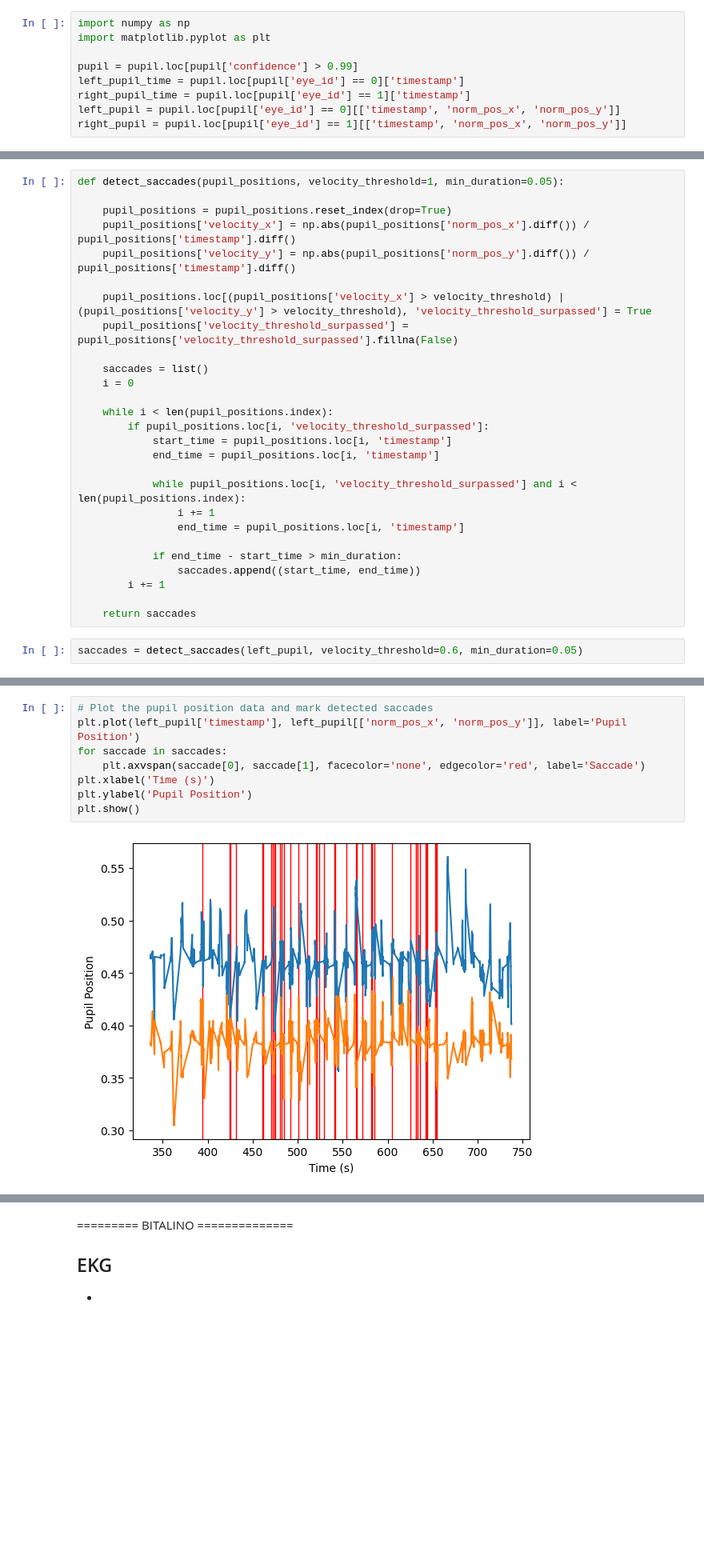
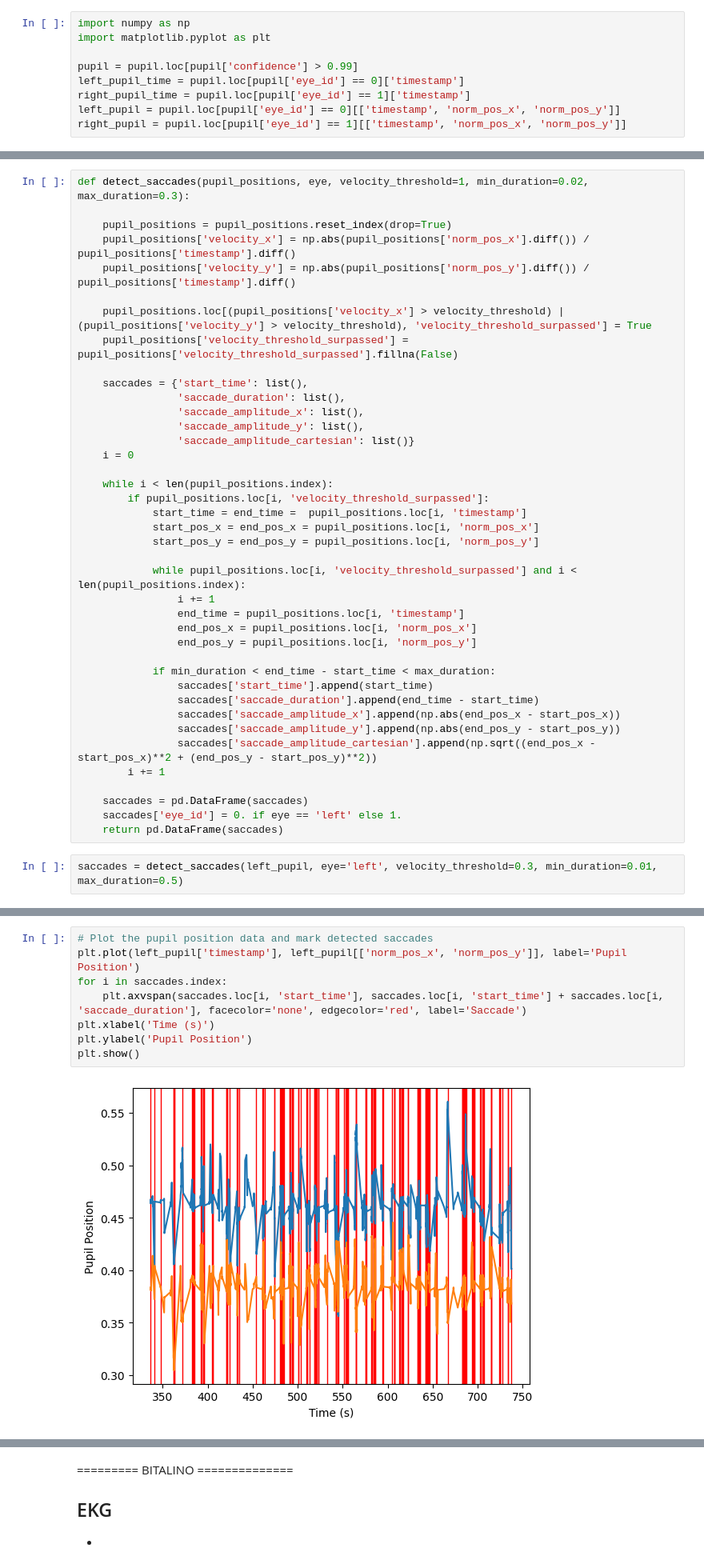
Before and after one commit to dbugajny/Emotion-Recognition, a Jupyter notebook: notebooks/features_sandbox.ipynb, the cells around one changed output, grey strips where cells are left out. Shown: that part at 80% size. Cells and saved outputs as stored; diff of their text form; blank space fills up the shorter version.

Commit message:
[features] add saccade amplitude, merge features

```diff
--- a/notebooks/features_sandbox.ipynb
+++ b/notebooks/features_sandbox.ipynb
@@ -70,7 +70,7 @@ plt.legend(['norm_pos_x', 'norm_pos_y'])
 <matplotlib.legend.Legend at 0x...>
 [figure]
 # %%
-def detect_saccades(pupil_positions, velocity_threshold=1, min_duration=0.05):
+def detect_saccades(pupil_positions, eye, velocity_threshold=1, min_duration=0.02, max_duration=0.3):
 
     pupil_positions = pupil_positions.reset_index(drop=True)
     pupil_positions['velocity_x'] = np.abs(pupil_positions['norm_pos_x'].diff()) / pupil_positions['timestamp'].diff()
@@ -79,22 +79,35 @@ def detect_saccades(pupil_positions, velocity_threshold=1, min_duration=0.05):
     pupil_positions.loc[(pupil_positions['velocity_x'] > velocity_threshold) | (pupil_positions['velocity_y'] > velocity_threshold), 'velocity_threshold_surpassed'] = True
     pupil_positions['velocity_threshold_surpassed'] = pupil_positions['velocity_threshold_surpassed'].fillna(False)
 
-    saccades = list()
+    saccades = {'start_time': list(),
+                'saccade_duration': list(),
+                'saccade_amplitude_x': list(),
+                'saccade_amplitude_y': list(),
+                'saccade_amplitude_cartesian': list()}
     i = 0
 
     while i < len(pupil_positions.index):
         if pupil_positions.loc[i, 'velocity_threshold_surpassed']:
-            start_time = pupil_positions.loc[i, 'timestamp']
-            end_time = pupil_positions.loc[i, 'timestamp']
+            start_time = end_time =  pupil_positions.loc[i, 'timestamp']
+            start_pos_x = end_pos_x = pupil_positions.loc[i, 'norm_pos_x']
+            start_pos_y = end_pos_y = pupil_positions.loc[i, 'norm_pos_y']
 
             while pupil_positions.loc[i, 'velocity_threshold_surpassed'] and i < len(pupil_positions.index):
                 i += 1
                 end_time = pupil_positions.loc[i, 'timestamp']
+                end_pos_x = pupil_positions.loc[i, 'norm_pos_x']
+                end_pos_y = pupil_positions.loc[i, 'norm_pos_y']
 
-            if end_time - start_time > min_duration:
-                saccades.append((start_time, end_time))
+            if min_duration < end_time - start_time < max_duration:
+                saccades['start_time'].append(start_time)
+                saccades['saccade_duration'].append(end_time - start_time)
+                saccades['saccade_amplitude_x'].append(np.abs(end_pos_x - start_pos_x))
+                saccades['saccade_amplitude_y'].append(np.abs(end_pos_y - start_pos_y))
+                saccades['saccade_amplitude_cartesian'].append(np.sqrt((end_pos_x - start_pos_x)**2 + (end_pos_y - start_pos_y)**2))
         i += 1
 
-    return saccades
+    saccades = pd.DataFrame(saccades)
+    saccades['eye_id'] = 0. if eye == 'left' else 1.
+    return pd.DataFrame(saccades)
 # %%
-saccades = detect_saccades(left_pupil, velocity_threshold=0.6, min_duration=0.05)
+saccades = detect_saccades(left_pupil, eye='left', velocity_threshold=0.3, min_duration=0.01, max_duration=0.5)
@@ -101,11 +130,11 @@ saccades = detect_saccades(left_pupil, velocity_threshold=0.6, min_duration=0.05
 # %%
 # Plot the pupil position data and mark detected saccades
 plt.plot(left_pupil['timestamp'], left_pupil[['norm_pos_x', 'norm_pos_y']], label='Pupil Position')
-for saccade in saccades:
-    plt.axvspan(saccade[0], saccade[1], facecolor='none', edgecolor='red', label='Saccade')
+for i in saccades.index:
+    plt.axvspan(saccades.loc[i, 'start_time'], saccades.loc[i, 'start_time'] + saccades.loc[i, 'saccade_duration'], facecolor='none', edgecolor='red', label='Saccade')
 plt.xlabel('Time (s)')
 plt.ylabel('Pupil Position')
 plt.show()
 # %% [output]
-[figure, old version]
+[figure, new version]
 # %%
```
Also changed, not shown: parts of 24 cells of this notebook, 1 other file.
